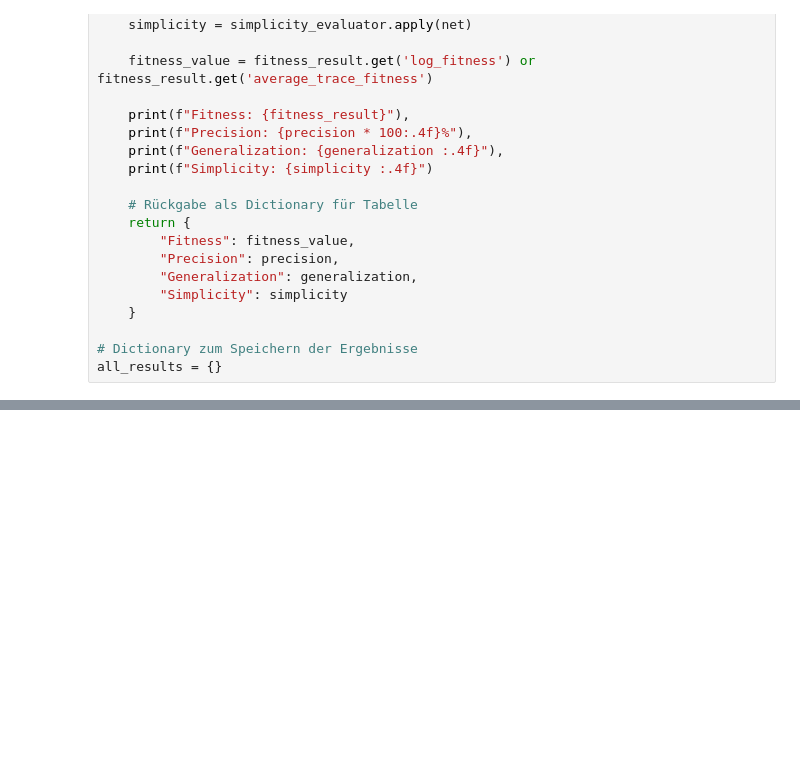
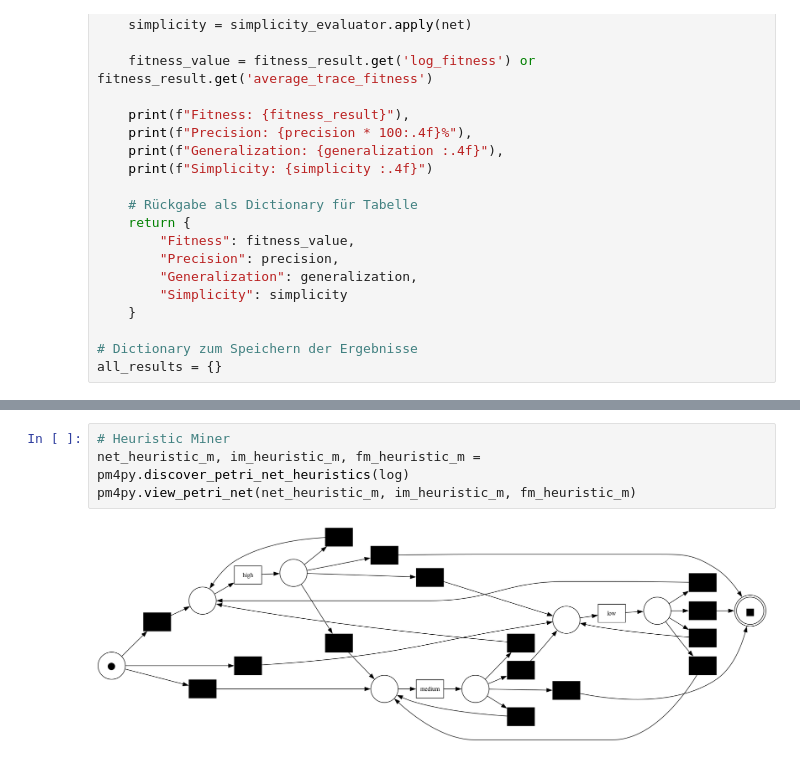
Before and after one commit to berielias-cpu/MasterArbeit, a Jupyter notebook: Masterarbeit/02_PM4Py Analyse.ipynb, the cells around one changed output, grey strips where cells are left out. Drawn from its saved outputs; the diff is of its cells as text; blank space fills up the shorter version.

```diff
--- a/Masterarbeit/02_PM4Py Analyse.ipynb
+++ b/Masterarbeit/02_PM4Py Analyse.ipynb
@@ -221,0 +232,6 @@ DFG (converted)  45.19%   100.00%         0.8255     0.6842
+# %%
+# Heuristic Miner
+net_heuristic_m, im_heuristic_m, fm_heuristic_m = pm4py.discover_petri_net_heuristics(log)
+pm4py.view_petri_net(net_heuristic_m, im_heuristic_m, fm_heuristic_m)
+# %% [output]
+[figure, added]
```
Also changed, not shown: parts of 58 cells of this notebook, 1 other file.
